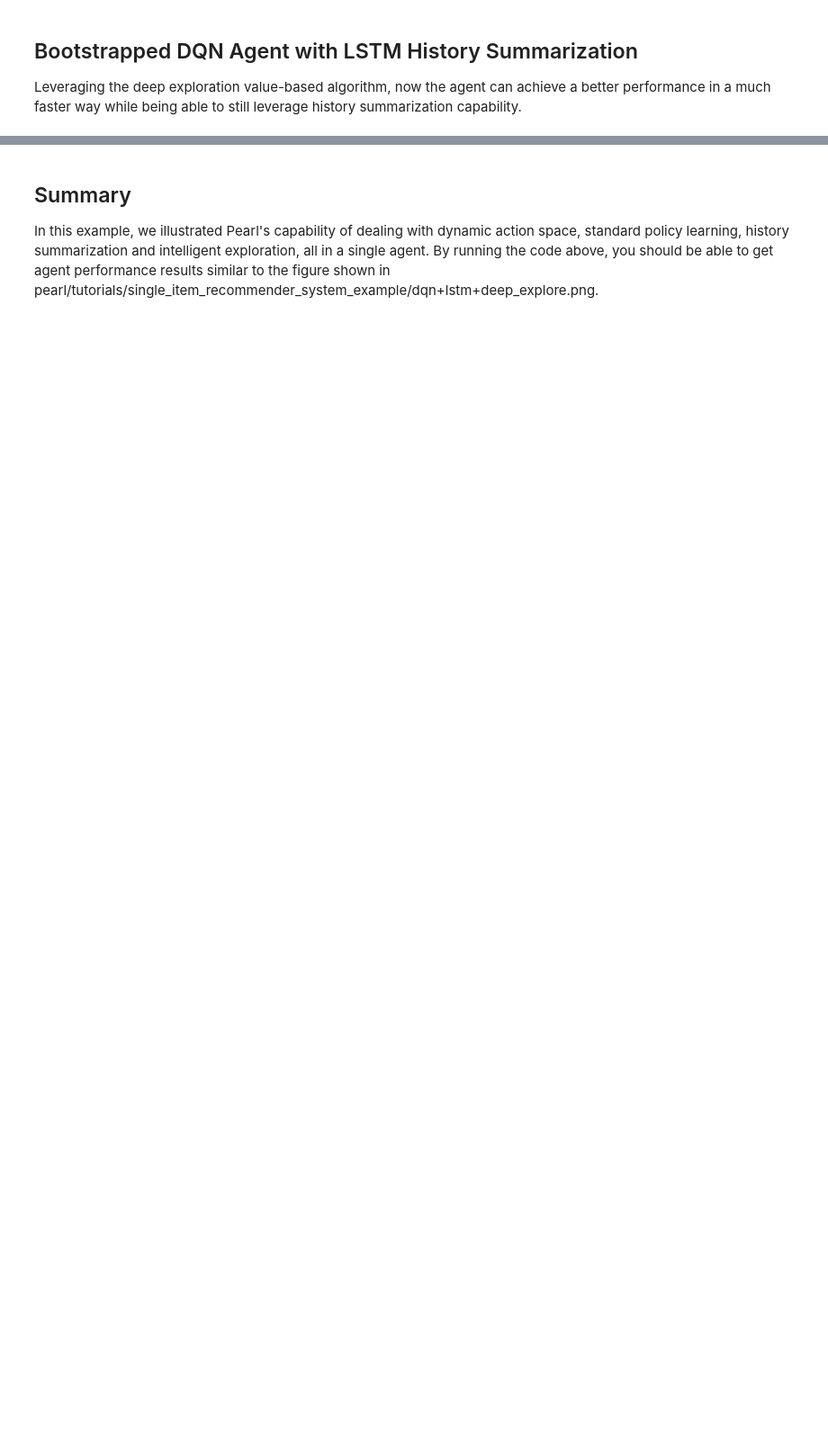
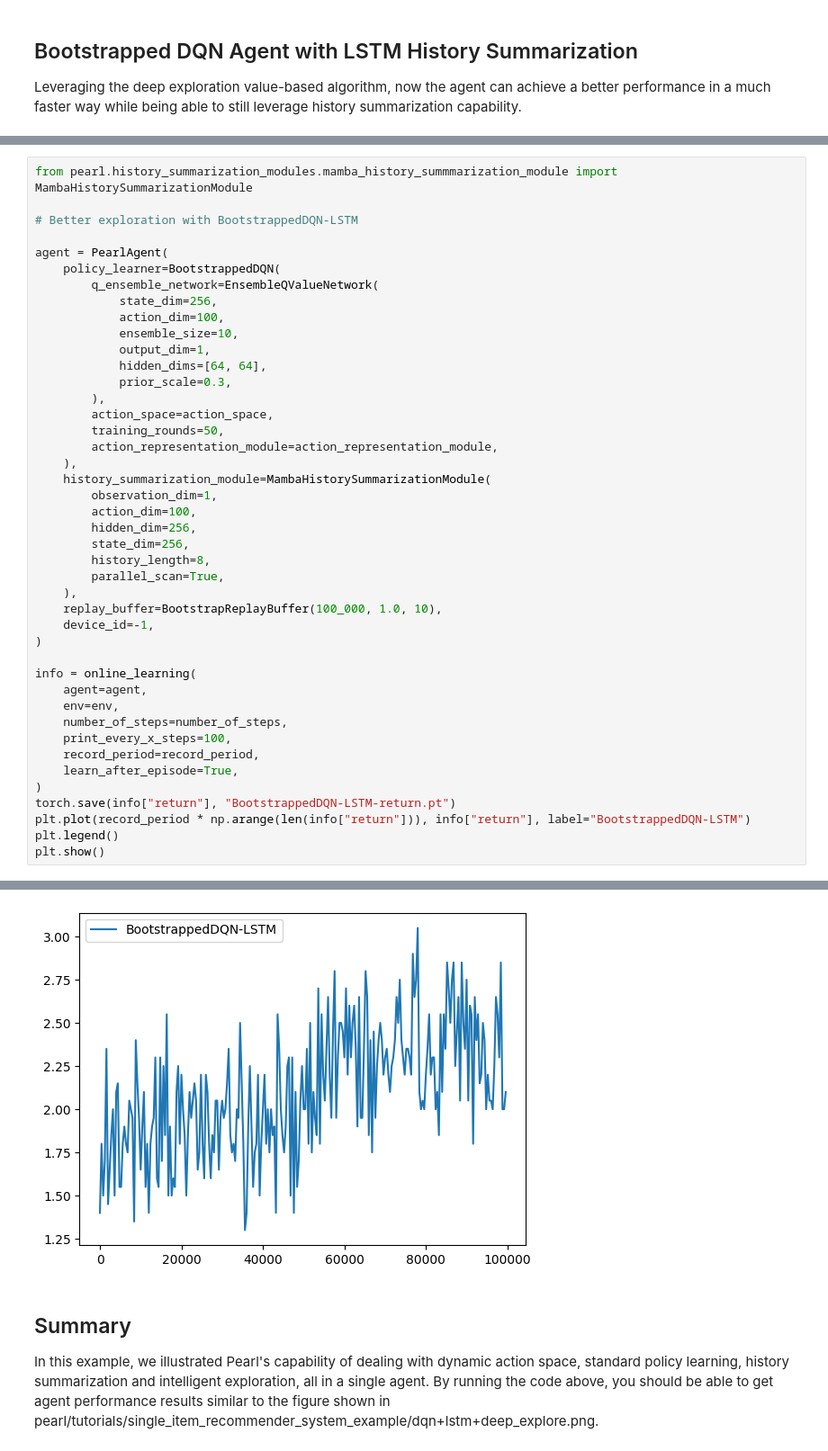
Before and after one commit to GreatArcStudios/Pearl, a Jupyter notebook: pearl/tutorials/single_item_recommender_system_example/demo.ipynb, the cells around one changed output, grey strips where cells are left out. Shown at 90% size. Cells and saved outputs as stored; diff of their text form; blank space fills up the shorter version.

```diff
--- a/pearl/tutorials/single_item_recommender_system_example/demo.ipynb
+++ b/pearl/tutorials/single_item_recommender_system_example/demo.ipynb
@@ -214,0 +234,44 @@ plt.show()
+# %%
+from pearl.history_summarization_modules.mamba_history_summmarization_module import MambaHistorySummarizationModule
+
+# Better exploration with BootstrappedDQN-LSTM
+
+agent = PearlAgent(
+    policy_learner=BootstrappedDQN(
+        q_ensemble_network=EnsembleQValueNetwork(
+            state_dim=256,
+            action_dim=100,
+            ensemble_size=10,
+            output_dim=1,
+            hidden_dims=[64, 64],
+            prior_scale=0.3,
+        ),
+        action_space=action_space,
+        training_rounds=50,
+        action_representation_module=action_representation_module,
+    ),
+    history_summarization_module=MambaHistorySummarizationModule(
+        observation_dim=1,
+        action_dim=100,
+        hidden_dim=256,
+        state_dim=256,
+        history_length=8,
+        parallel_scan=True,
+    ),
+    replay_buffer=BootstrapReplayBuffer(100_000, 1.0, 10),
+    device_id=-1,
+)
+
+info = online_learning(
+    agent=agent,
+    env=env,
+    number_of_steps=number_of_steps,
+    print_every_x_steps=100,
+    record_period=record_period,
+    learn_after_episode=True,
+)
+torch.save(info["return"], "BootstrappedDQN-LSTM-return.pt")
+plt.plot(record_period * np.arange(len(info["return"])), info["return"], label="BootstrappedDQN-LSTM")
+plt.legend()
+plt.show()
+# %% [output]
@@ -215,3 +295,4 @@ plt.show()
+[figure, added]
 # %% [markdown]
 ## Summary
 In this example, we illustrated Pearl's capability of dealing with dynamic action space, standard policy learning, history summarization and intelligent exploration, all in a single agent. By running the code above, you should be able to get agent performance results similar to the figure shown in pearl/tutorials/single_item_recommender_system_example/dqn+lstm+deep_explore.png.
```
Also changed, not shown: parts of 4 cells of this notebook, 5 other files.
